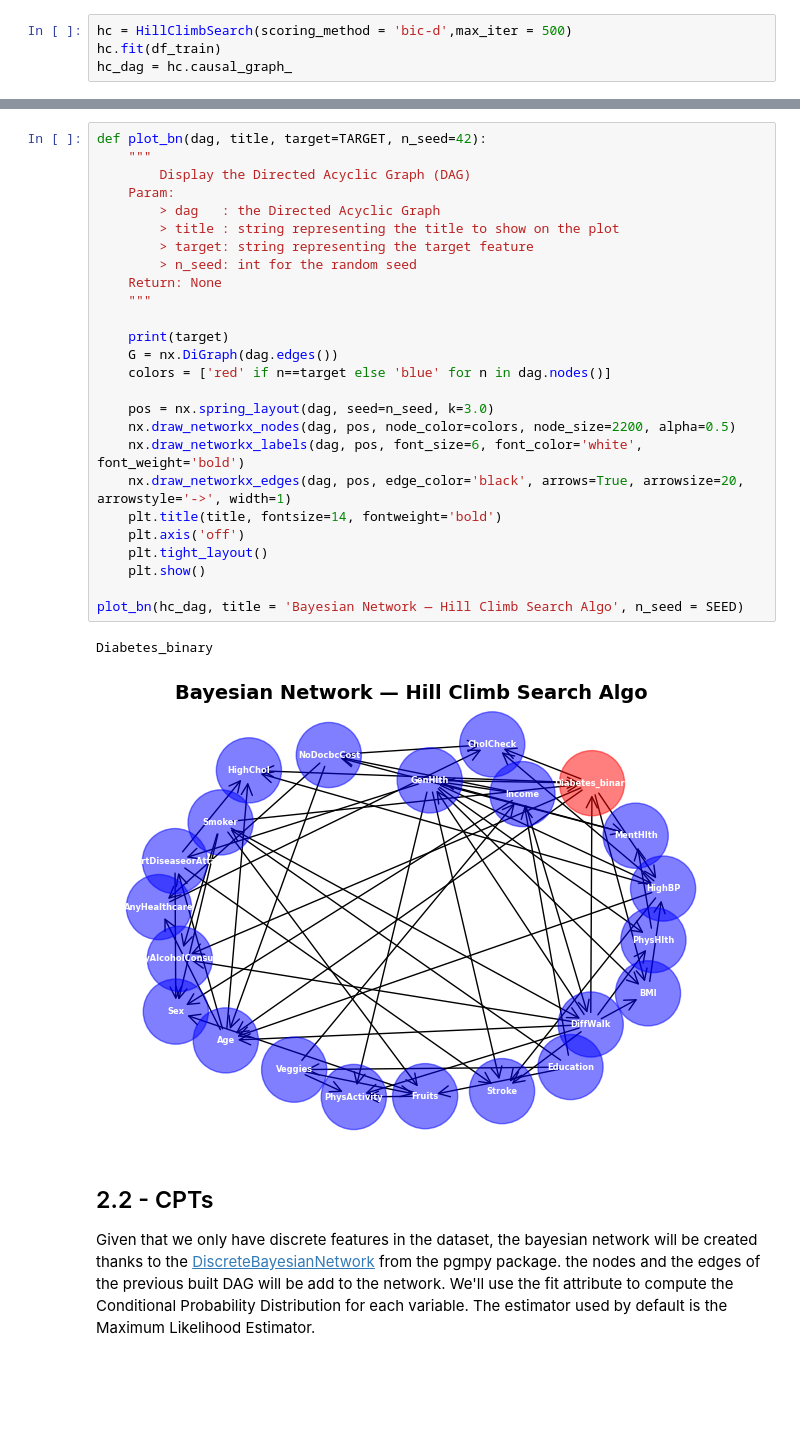
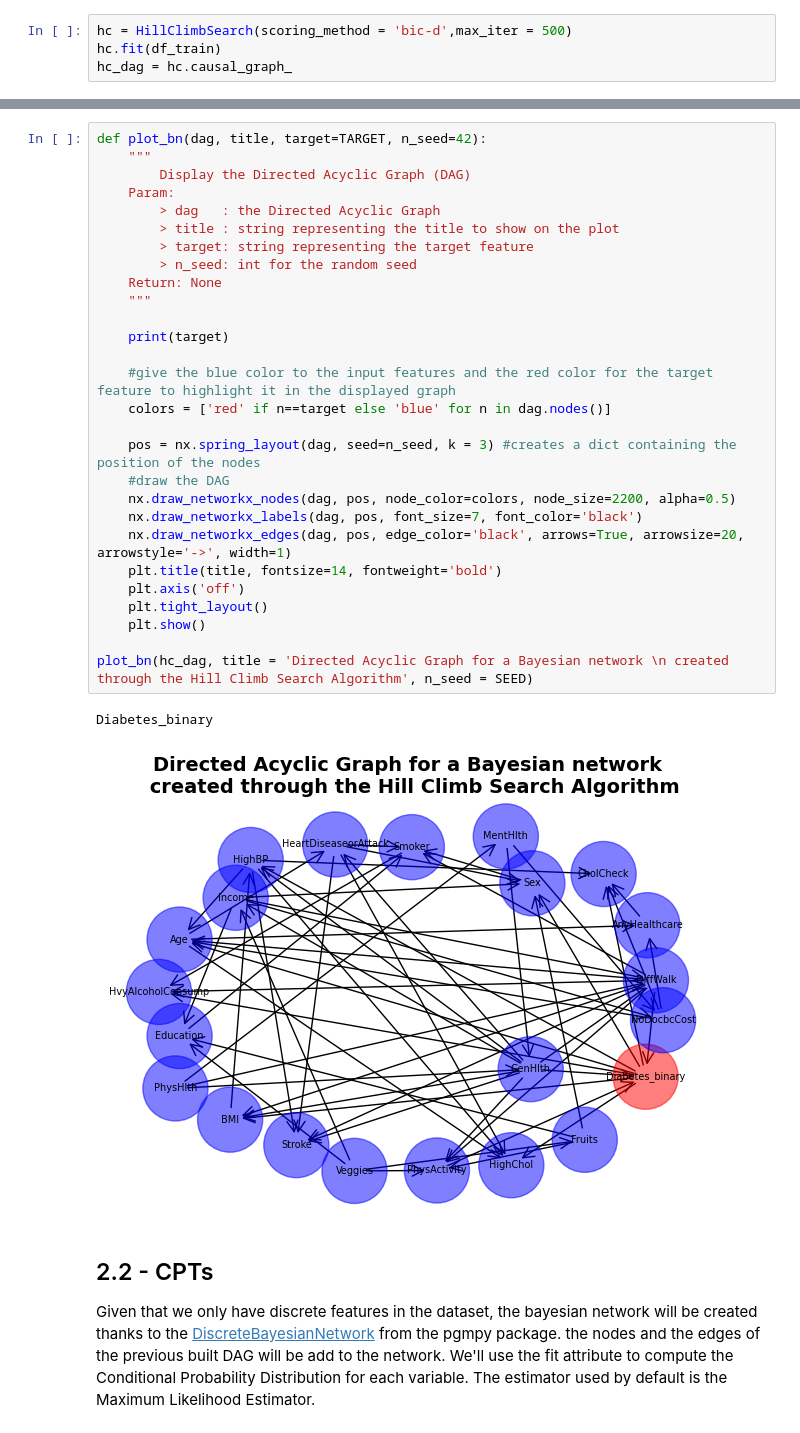
Before and after one commit to AlixB20/INFO-H410-Group16, a Jupyter notebook: bayesian_network.ipynb, the cells around one changed output, grey strips where cells are left out. Cells and saved outputs as stored; diff of their text form; blank space fills up the shorter version.

```diff
--- a/bayesian_network.ipynb
+++ b/bayesian_network.ipynb
@@ -167,32 +172,34 @@ MentHlth
 # %%
 def plot_bn(dag, title, target=TARGET, n_seed=42):
     """
         Display the Directed Acyclic Graph (DAG)
     Param:
         > dag   : the Directed Acyclic Graph
         > title : string representing the title to show on the plot
         > target: string representing the target feature
         > n_seed: int for the random seed
     Return: None
     """
 
     print(target)
-    G = nx.DiGraph(dag.edges())
+
+    #give the blue color to the input features and the red color for the target feature to highlight it in the displayed graph
     colors = ['red' if n==target else 'blue' for n in dag.nodes()]
 
-    pos = nx.spring_layout(dag, seed=n_seed, k=3.0)
+    pos = nx.spring_layout(dag, seed=n_seed, k = 3) #creates a dict containing the position of the nodes
+    #draw the DAG
     nx.draw_networkx_nodes(dag, pos, node_color=colors, node_size=2200, alpha=0.5)
-    nx.draw_networkx_labels(dag, pos, font_size=6, font_color='white', font_weight='bold')
+    nx.draw_networkx_labels(dag, pos, font_size=7, font_color='black')
     nx.draw_networkx_edges(dag, pos, edge_color='black', arrows=True, arrowsize=20, arrowstyle='->', width=1)
     plt.title(title, fontsize=14, fontweight='bold')
     plt.axis('off')
     plt.tight_layout()
     plt.show()
 
-plot_bn(hc_dag, title = 'Bayesian Network — Hill Climb Search Algo', n_seed = SEED)
+plot_bn(hc_dag, title = 'Directed Acyclic Graph for a Bayesian network \n created through the Hill Climb Search Algorithm', n_seed = SEED)
 # %% [output]
 Diabetes_binary
-[figure, old version]
+[figure, new version]
 # %% [markdown]
 ## 2.2 - CPTs
 
```
Also changed, not shown: parts of 8 cells of this notebook.
